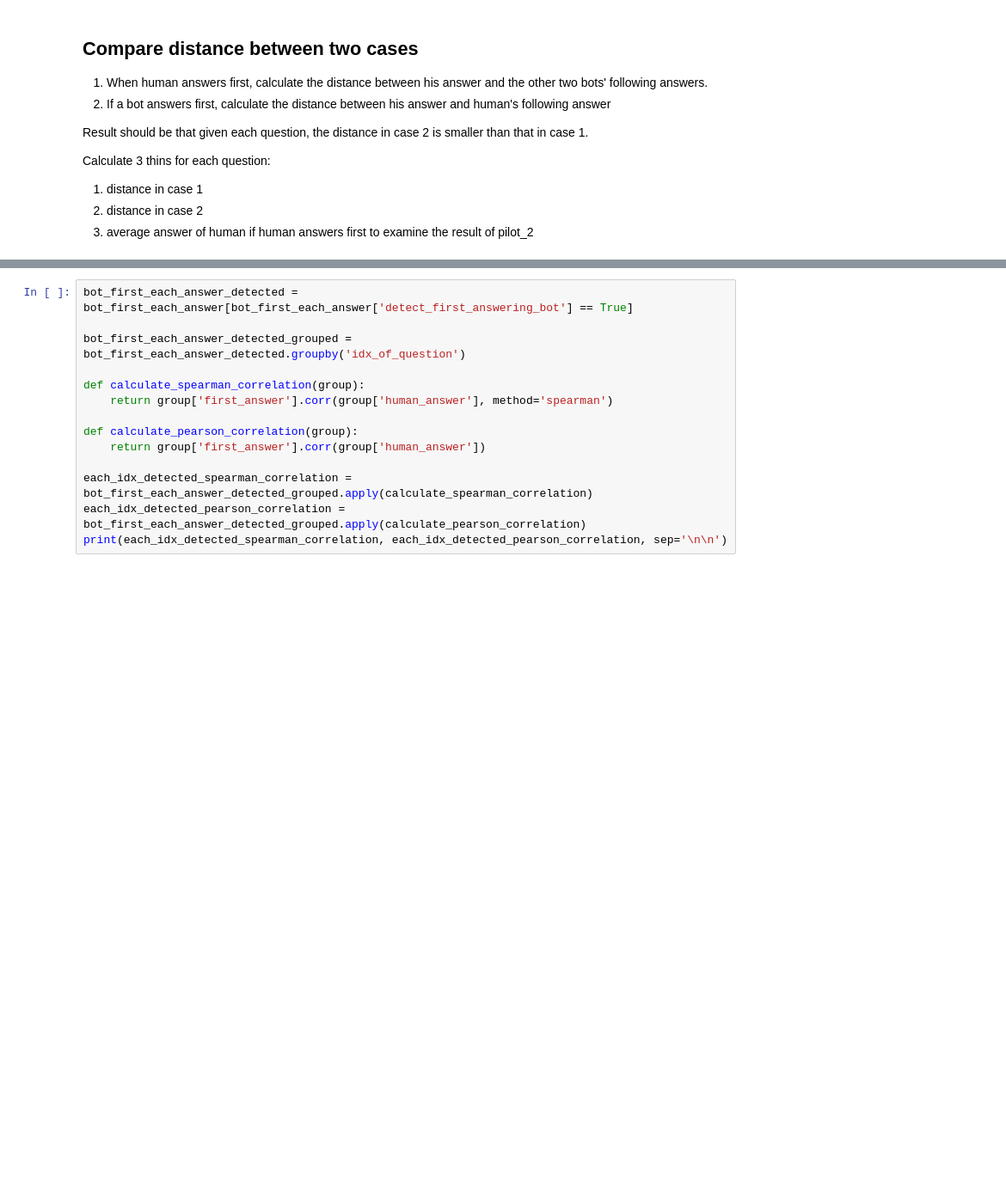
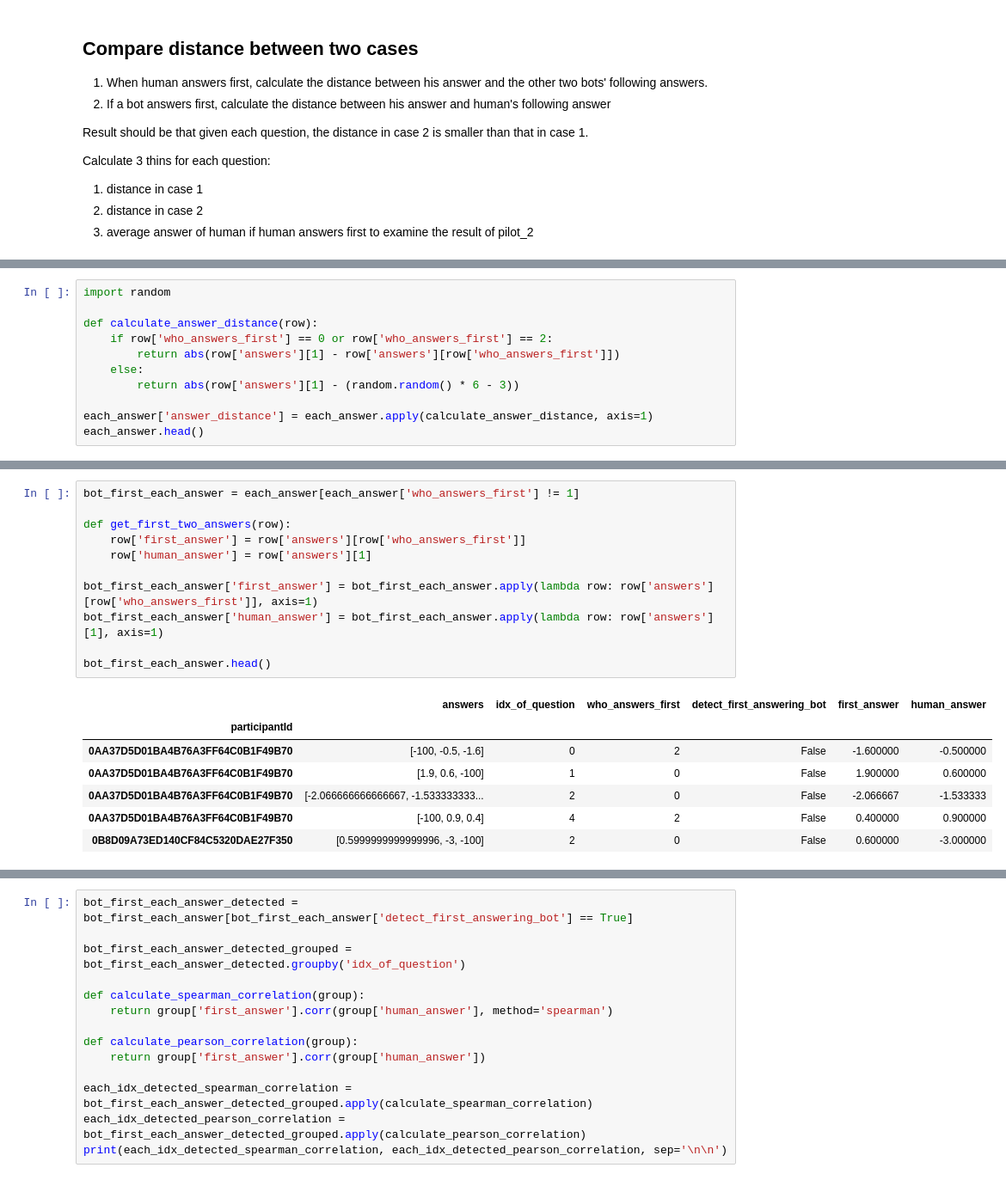
Before and after one commit to yindeqiang/Online-Politicization-Experiment-Website, a Jupyter notebook: data_analysis/condition_1.ipynb, the cells around one changed output, grey strips where cells are left out. Shown: that part at 86% size. Drawn from its saved outputs; the diff is of its cells as text; blank space fills up the shorter version.

```diff
--- a/data_analysis/condition_1.ipynb
+++ b/data_analysis/condition_1.ipynb
@@ -152,0 +150,11 @@ each_answer.head()
+# %%
+import random
+
+def calculate_answer_distance(row):
+    if row['who_answers_first'] == 0 or row['who_answers_first'] == 2:
+        return abs(row['answers'][1] - row['answers'][row['who_answers_first']])
+    else:
+        return abs(row['answers'][1] - (random.random() * 6 - 3))
+
+each_answer['answer_distance'] = each_answer.apply(calculate_answer_distance, axis=1)
+each_answer.head()
@@ -153 +181,20 @@ each_answer.head()
+# %%
+bot_first_each_answer = each_answer[each_answer['who_answers_first'] != 1]
+
+def get_first_two_answers(row):
+    row['first_answer'] = row['answers'][row['who_answers_first']]
+    row['human_answer'] = row['answers'][1]
+
+bot_first_each_answer['first_answer'] = bot_first_each_answer.apply(lambda row: row['answers'][row['who_answers_first']], axis=1)
+bot_first_each_answer['human_answer'] = bot_first_each_answer.apply(lambda row: row['answers'][1], axis=1)
+
+bot_first_each_answer.head()
+# %% [output]
+|  | answers | idx_of_question | who_answers_first | detect_first_answering_bot | first_answer | human_answer |
+| participantId |  |  |  |  |  |  |
+| 0AA37D5D01BA4B76A3FF64C0B1F49B70 | [-100, -0.5, -1.6] | 0 | 2 | False | -1.600000 | -0.500000 |
+| 0AA37D5D01BA4B76A3FF64C0B1F49B70 | [1.9, 0.6, -100] | 1 | 0 | False | 1.900000 | 0.600000 |
+| 0AA37D5D01BA4B76A3FF64C0B1F49B70 | [-2.066666666666667, -1.533333333... | 2 | 0 | False | -2.066667 | -1.533333 |
+| 0AA37D5D01BA4B76A3FF64C0B1F49B70 | [-100, 0.9, 0.4] | 4 | 2 | False | 0.400000 | 0.900000 |
+| 0B8D09A73ED140CF84C5320DAE27F350 | [0.5999999999999996, -3, -100] | 2 | 0 | False | 0.600000 | -3.000000 |
 # %%
```
Also changed, not shown: parts of 7 cells of this notebook, 1 other file.
